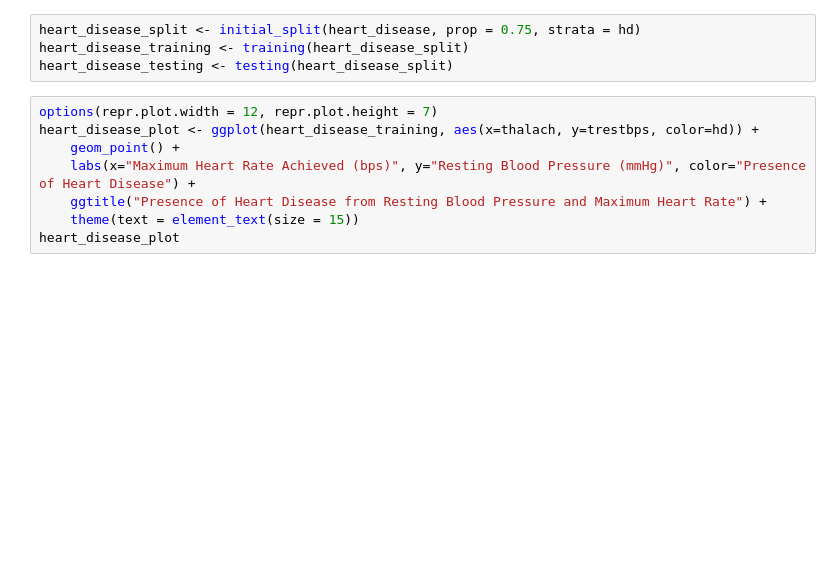
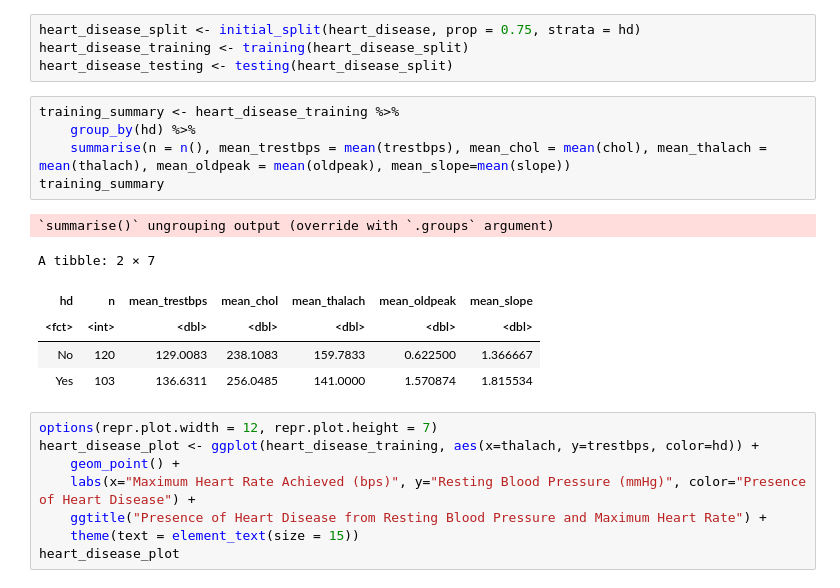
Before and after one commit to Tim1520/DSCI100-Group4, a Jupyter notebook: ProjectProposal.ipynb, the cells around one changed output. Drawn from its saved outputs; the diff is of its cells as text; blank space fills up the shorter version.

```diff
--- a/ProjectProposal.ipynb
+++ b/ProjectProposal.ipynb
@@ -63,6 +75,18 @@ A spec_tbl_df: 297 × 15
 heart_disease_split <- initial_split(heart_disease, prop = 0.75, strata = hd)
 heart_disease_training <- training(heart_disease_split)
 heart_disease_testing <- testing(heart_disease_split)
+# %%
+training_summary <- heart_disease_training %>%
+    group_by(hd) %>%
+    summarise(n = n(), mean_trestbps = mean(trestbps), mean_chol = mean(chol), mean_thalach = mean(thalach), mean_oldpeak = mean(oldpeak), mean_slope=mean(slope))
+training_summary
+# %% [output]
+`summarise()` ungrouping output (override with `.groups` argument)
+A tibble: 2 × 7
+| hd | n | mean_trestbps | mean_chol | mean_thalach | mean_oldpeak | mean_slope |
+| <fct> | <int> | <dbl> | <dbl> | <dbl> | <dbl> | <dbl> |
+| No | 120 | 129.0083 | 238.1083 | 159.7833 | 0.622500 | 1.366667 |
+| Yes | 103 | 136.6311 | 256.0485 | 141.0000 | 1.570874 | 1.815534 |
 # %%
 options(repr.plot.width = 12, repr.plot.height = 7)
 heart_disease_plot <- ggplot(heart_disease_training, aes(x=thalach, y=trestbps, color=hd)) +
```
Also changed, not shown: parts of 6 cells of this notebook.
